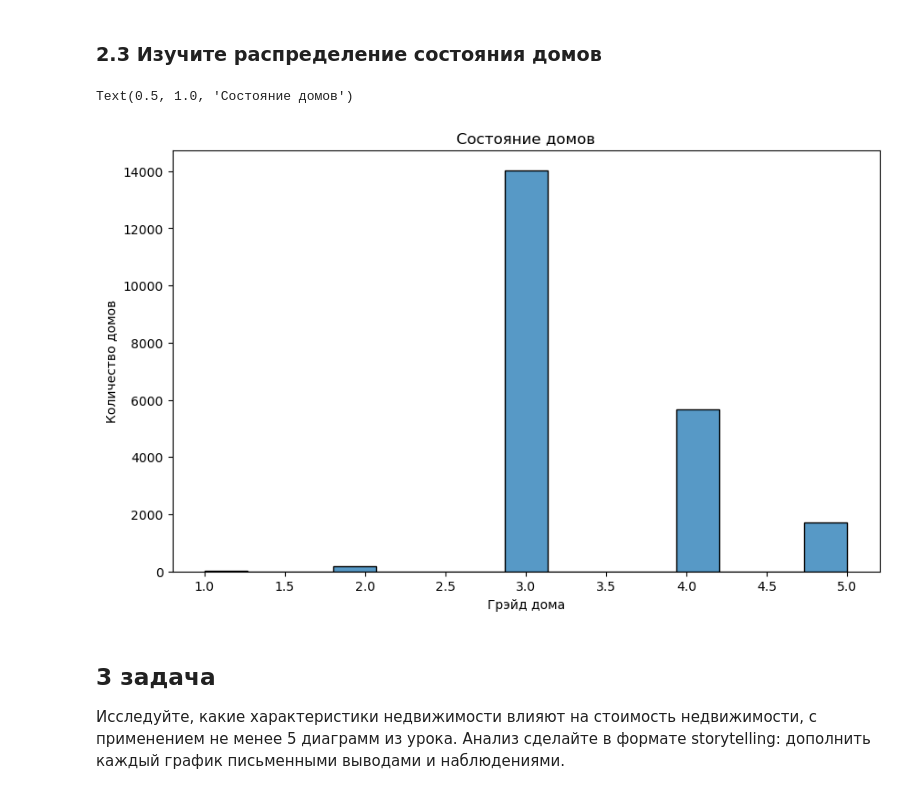
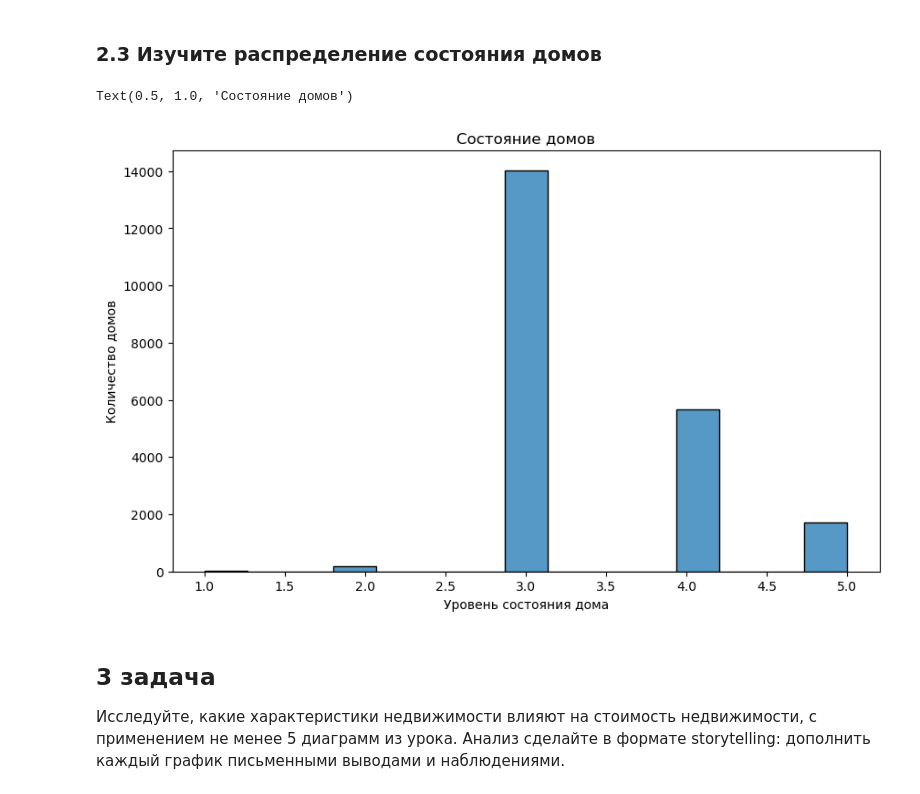
Before and after one commit to Svetabtr/Homework_Python-Jupyter, a Jupyter notebook: HW_4.ipynb, the cells around one changed output. Drawn from its saved outputs; the diff is of its cells as text; code cells hidden in the pictures.

```diff
--- a/HW_4.ipynb
+++ b/HW_4.ipynb
@@ -100,12 +99,12 @@ Text(0.5, 1.0, 'Этажность домов')
 # %%
 plt.figure(figsize = (10,6))
 sns.histplot(df['condition'], bins=15)
-plt.xlabel('Грэйд дома')
+plt.xlabel('Уровень состояния дома')
 plt.ylabel('Количество домов')
 plt.title('Состояние домов')
 # %% [output]
 Text(0.5, 1.0, 'Состояние домов')
-[figure, old version]
+[figure, new version]
 # %% [markdown]
 ## 3 задача
 Исследуйте, какие характеристики недвижимости влияют на стоимость недвижимости, с применением не менее 5 диаграмм из урока.
```
Also changed, not shown: parts of 12 cells of this notebook.
